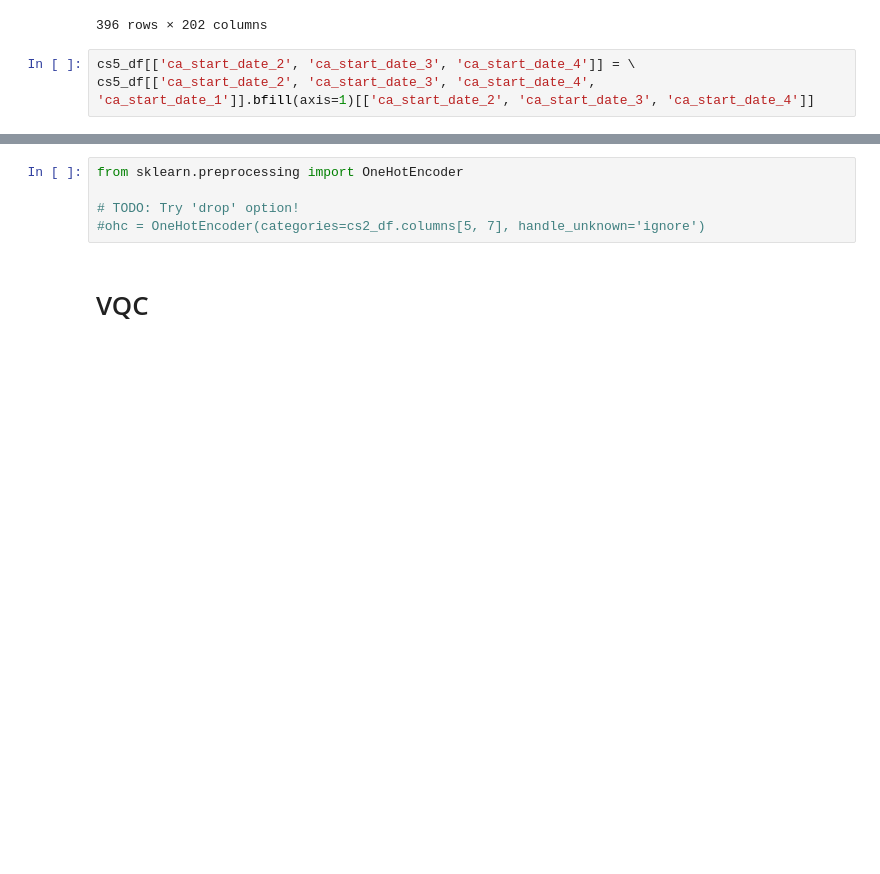
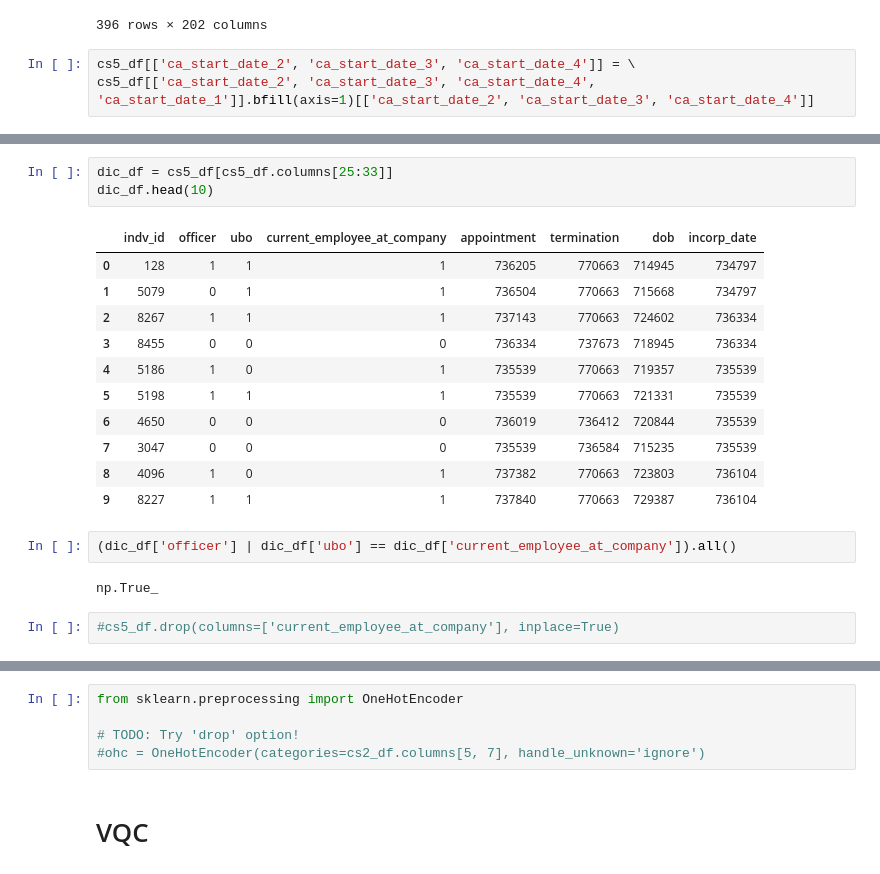
Before and after one commit to floatn/QML-for-finance, a Jupyter notebook: qml_code.ipynb, the cells around one changed output, grey strips where cells are left out. Cells and saved outputs as stored; diff of their text form; blank space fills up the shorter version.

```diff
--- a/qml_code.ipynb
+++ b/qml_code.ipynb
@@ -1846,0 +1858,21 @@ tmp_acc_df.bfill(axis=1)[['current_account_number_2', 'current_account_number_3'
+# %%
+dic_df = cs5_df[cs5_df.columns[25:33]]
+dic_df.head(10)
+# %% [output]
+|  | indv_id | officer | ubo | current_employee_at_company | appointment | termination | dob | incorp_date |
+| 0 | 128 | 1 | 1 | 1 | 736205 | 770663 | 714945 | 734797 |
+| 1 | 5079 | 0 | 1 | 1 | 736504 | 770663 | 715668 | 734797 |
+| 2 | 8267 | 1 | 1 | 1 | 737143 | 770663 | 724602 | 736334 |
+| 3 | 8455 | 0 | 0 | 0 | 736334 | 737673 | 718945 | 736334 |
+| 4 | 5186 | 1 | 0 | 1 | 735539 | 770663 | 719357 | 735539 |
+| 5 | 5198 | 1 | 1 | 1 | 735539 | 770663 | 721331 | 735539 |
+| 6 | 4650 | 0 | 0 | 0 | 736019 | 736412 | 720844 | 735539 |
+| 7 | 3047 | 0 | 0 | 0 | 735539 | 736584 | 715235 | 735539 |
+| 8 | 4096 | 1 | 0 | 1 | 737382 | 770663 | 723803 | 736104 |
+| 9 | 8227 | 1 | 1 | 1 | 737840 | 770663 | 729387 | 736104 |
+# %%
+(dic_df['officer'] | dic_df['ubo'] == dic_df['current_employee_at_company']).all()
+# %% [output]
+np.True_
+# %%
+#cs5_df.drop(columns=['current_employee_at_company'], inplace=True)
```
Also changed, not shown: parts of 32 cells of this notebook.
